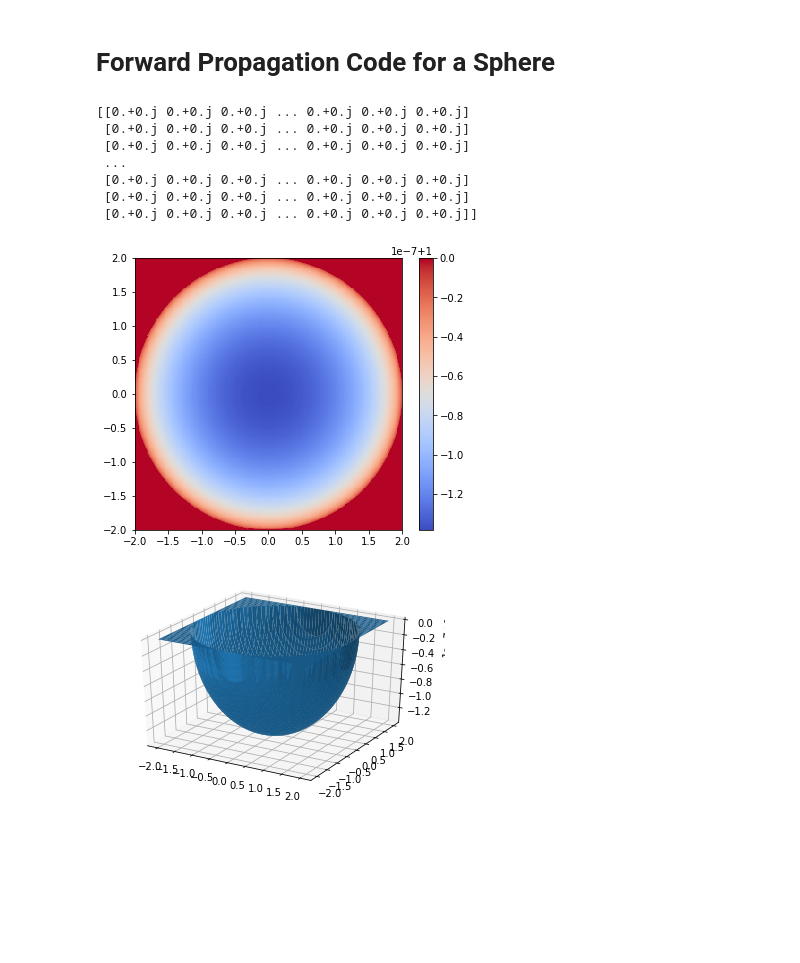
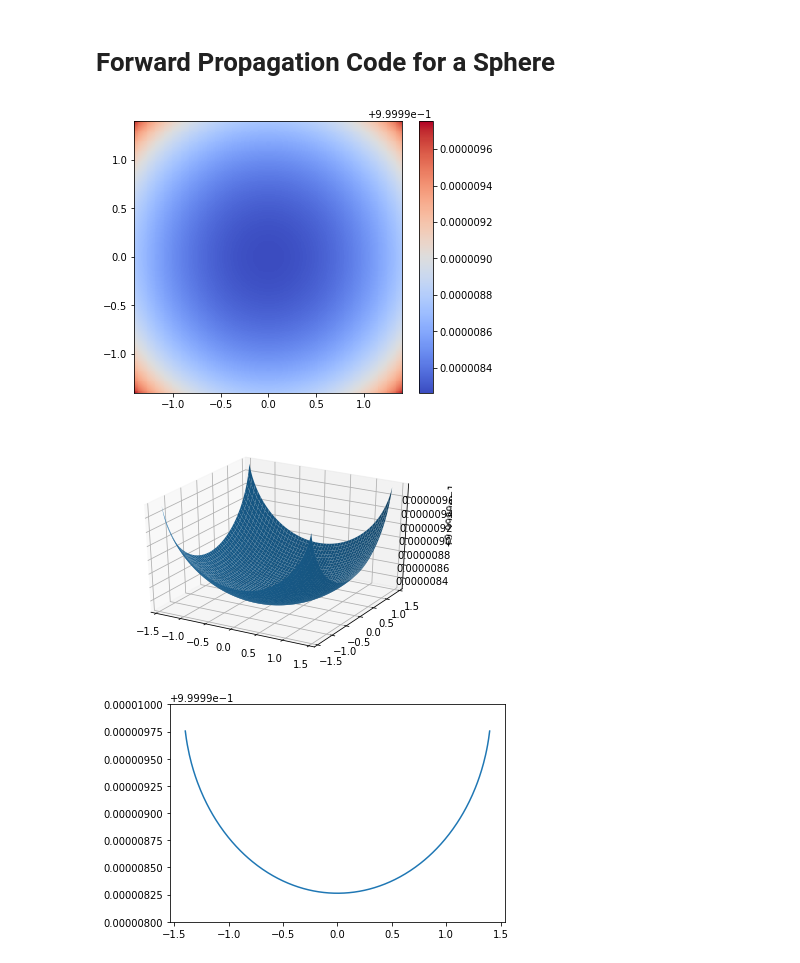
Before and after one commit to MSenani/X-Ray-Image-Reconstruction, a Jupyter notebook: Boon_Sphere_Reconstruction.ipynb, the cells around one changed output. Cells and saved outputs as stored; diff of their text form; code cells hidden in the pictures; blank space fills up the shorter version.

```diff
--- a/Boon_Sphere_Reconstruction.ipynb
+++ b/Boon_Sphere_Reconstruction.ipynb
@@ -8,56 +8,3 @@ import copy
 import itertools
 from mpl_toolkits.mplot3d import Axes3D
 from matplotlib import cm
-# %%
-def SphericalThickness(r,x,y):
-    '''
-    Returns thickness through sphere of radius r at a given (x,y)
-    '''
-    if x**2 + y**2 < r**2:
-        return np.sqrt(r**2 - (x**2 + y**2)) * 2
-    else:
-        return 0.
-
-
-radius = 50e-3   # m
-d = 250e-3       # m: camera distance
-Lx = 100e-3      # m: image x-length
-Ly = 100e-3      # m: image y-length
-nbins_x = 101
-nbins_y = 101
-dx = Lx/nbins_x
-dy = Ly/nbins_y
-
-h = 6.626e-34                    # J.s: Planck's constant
-c = 2.99e8                       # m/s: Speed of light
-E = 9.61306e-13                  # J: incident x-ray energy
-delta = 1.2743e-5                # δ for Carbon
-beta = 3.8559e-8                 # β for Carbon
-n = 1 - delta + 1j*beta          # Complex refractive index for Carbon
-k = ( (2*np.pi)/(h*c) ) * E * n  # rad/m: Complex wave vector
-
-# Initialize the attenuated wave
-attenuated_wave = np.full((nbins_x,nbins_y), np.exp(1j * k * radius), dtype = np.complex128)
-
-for i in range(nbins_x):
-    x = (i - nbins_x/2) * dx       # maps index i to coordinate x
-    for j in range(nbins_y):
-        y = (j - nbins_y/2) * dy   # maps index j to coordinate y
-        t = SphericalThickness(radius,x,y)
-        attenuated_wave[i,j] *= np.exp(-k*t)  # multiply plane wave in each bin by attenuation factor
-
-x = np.array([i - nbins_x/2 for i in range(nbins_x)])
-y = np.array([j - nbins_y/2 for j in range(nbins_y)])
-
-print(attenuated_wave)
-
-# plt.hist2d(X,Y,np.abs(attenuated_wave))
-# plt.show()
-# %% [output]
-[[0.+0.j 0.+0.j 0.+0.j ... 0.+0.j 0.+0.j 0.+0.j]
- [0.+0.j 0.+0.j 0.+0.j ... 0.+0.j 0.+0.j 0.+0.j]
- [0.+0.j 0.+0.j 0.+0.j ... 0.+0.j 0.+0.j 0.+0.j]
- ...
- [0.+0.j 0.+0.j 0.+0.j ... 0.+0.j 0.+0.j 0.+0.j]
- [0.+0.j 0.+0.j 0.+0.j ... 0.+0.j 0.+0.j 0.+0.j]
- [0.+0.j 0.+0.j 0.+0.j ... 0.+0.j 0.+0.j 0.+0.j]]
@@ -233,28 +234,27 @@ def plot_intensity(data2, grid_params):
 # %%
 # Run code
 
 E = 5928.44775 # eV
 
-
-sampling_params = [-2, 2, -2, 2, 300, 300]
+sampling_params = [-1.4, 1.4, -1.4, 1.4, 300, 300]
 R = 2
-# r = 1.03
-# beta = 2
 intensity = 1
 distance = 1
+h = 6.64*(10**(-34))
+c = 299792458
 
 # n-Heptane values
 delta = 1.51026588E-05
 beta  = 3.45463604E-08
-r     = 1.000015
+nu1    = 1
+nu2    = 1 - delta
+r     = nu1 / nu2
+lambda_0 = h*c/E
 
-# data = create_matrix(sampling_params, R, r)
-# data2 = screen(intensity, data, distance, beta, R, sampling_params)
+data = create_matrix(sampling_params, R, nu1, nu2)
+data2 = screen(intensity, data, distance, beta, R, sampling_params)
 plot_intensity(data2, sampling_params)
-
-# np.savetxt("foo.csv", data2[0][:][:], delimiter=",")
-# np.savetxt("bar.csv", data2[1][:][:], delimiter=",")
-# np.savetxt("now.csv", data2[3][:][:], delimiter=",")
 # %% [output]
-[figure, old version]
+[figure, new version]
-[figure, old version]
+[figure, new version]
+[figure, added]
```
Also changed, not shown: parts of 3 cells of this notebook.
